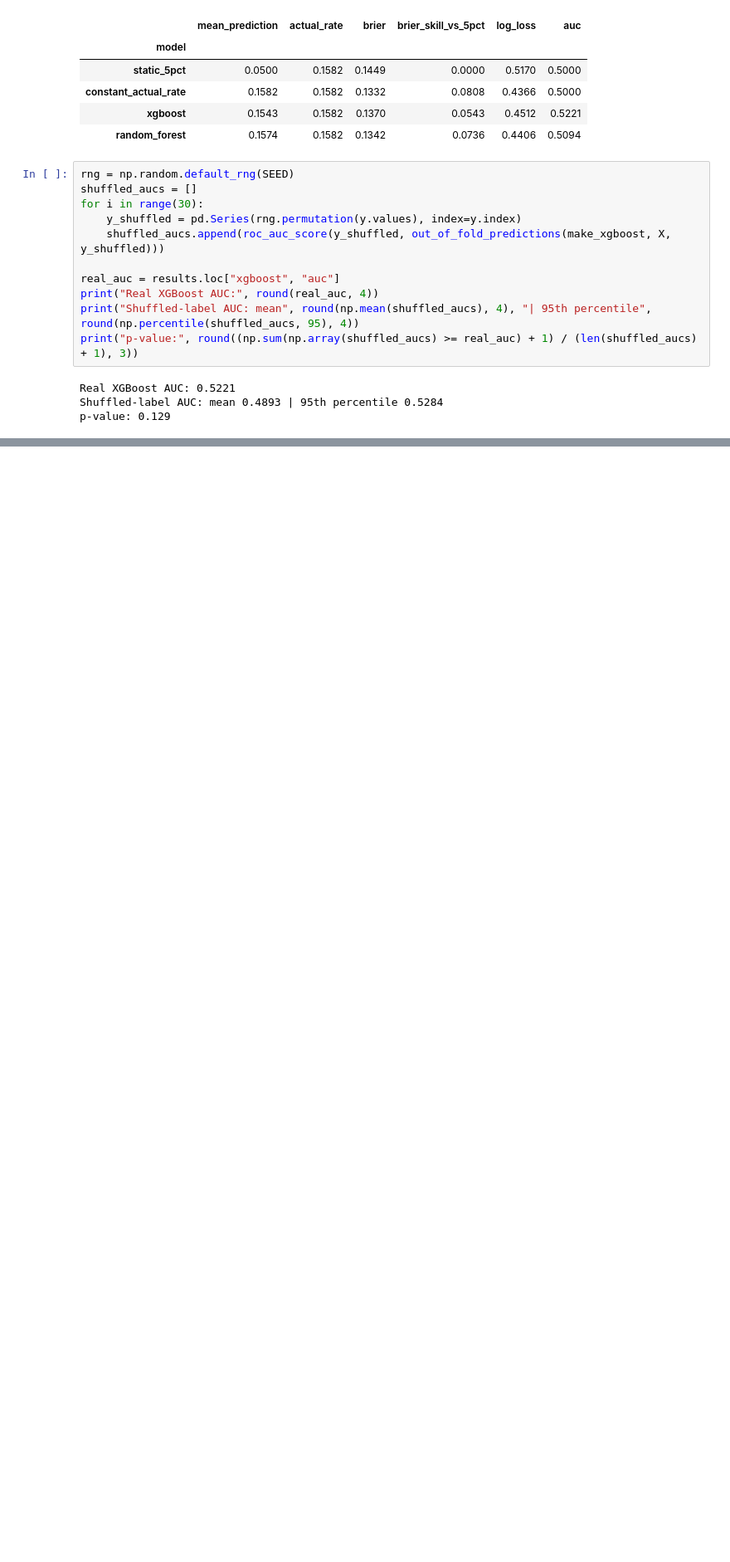
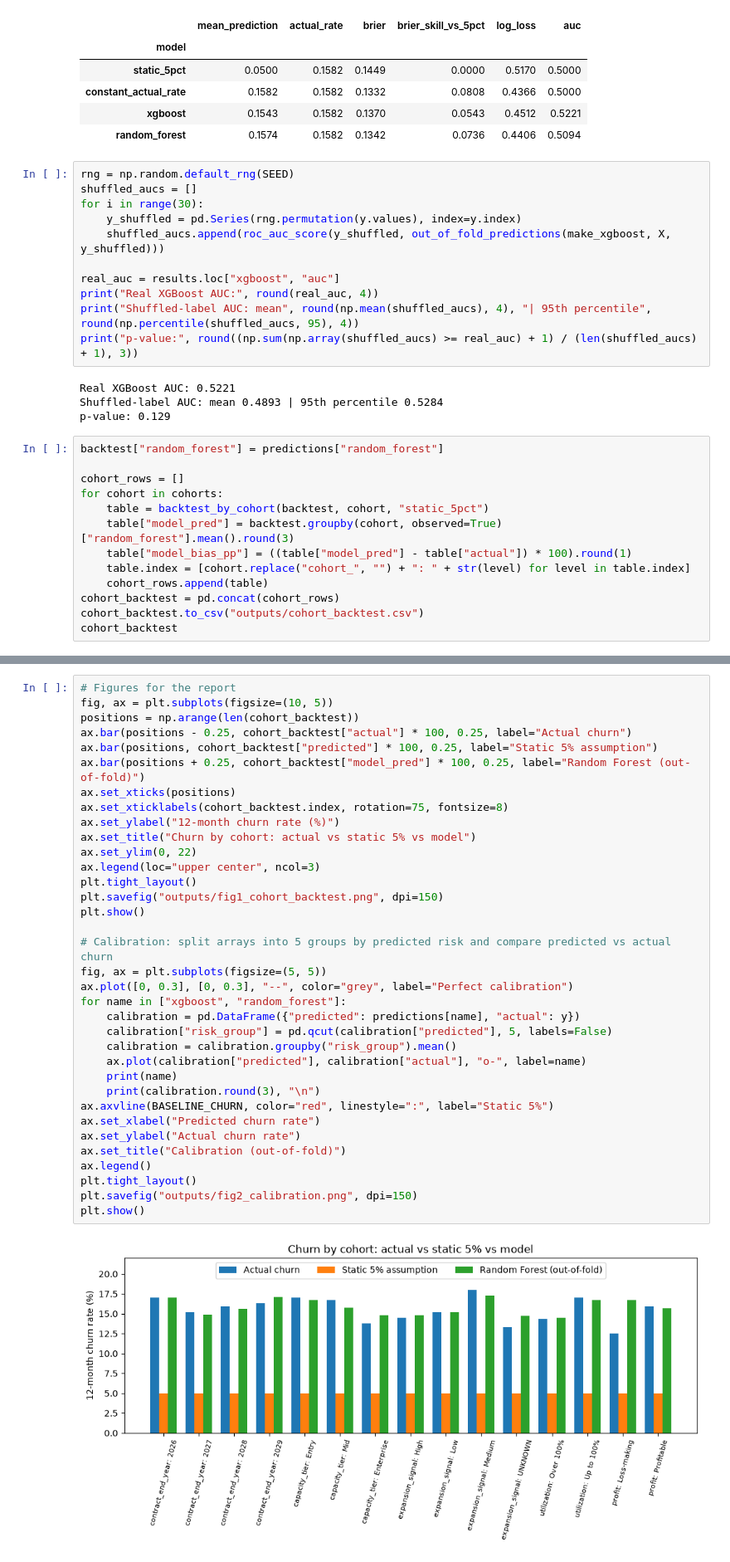
Before and after one commit to SugarFreeBiskoot/everpure-clv-predictive-analytics, a Jupyter notebook: CLV_Predictive_Analytics.ipynb, the cells around one changed output, grey strips where cells are left out. Shown at 83% size. Saved outputs shown, nothing was run; the diff lists cells and outputs as text; blank space fills up the shorter version.

Commit message:
Add model vs baseline cohort back-test and calibration charts

```diff
--- a/CLV_Predictive_Analytics.ipynb
+++ b/CLV_Predictive_Analytics.ipynb
@@ -288,3 +288,16 @@ print("p-value:", round((np.sum(np.array(shuffled_aucs) >= real_auc) + 1) / (len
 Real XGBoost AUC: 0.5221
 Shuffled-label AUC: mean 0.4893 | 95th percentile 0.5284
 p-value: 0.129
+# %%
+backtest["random_forest"] = predictions["random_forest"]
+
+cohort_rows = []
+for cohort in cohorts:
+    table = backtest_by_cohort(backtest, cohort, "static_5pct")
+    table["model_pred"] = backtest.groupby(cohort, observed=True)["random_forest"].mean().round(3)
+    table["model_bias_pp"] = ((table["model_pred"] - table["actual"]) * 100).round(1)
+    table.index = [cohort.replace("cohort_", "") + ": " + str(level) for level in table.index]
+    cohort_rows.append(table)
+cohort_backtest = pd.concat(cohort_rows)
+cohort_backtest.to_csv("outputs/cohort_backtest.csv")
+cohort_backtest
@@ -290,0 +321,37 @@ p-value: 0.129
+# %%
+# Figures for the report
+fig, ax = plt.subplots(figsize=(10, 5))
+positions = np.arange(len(cohort_backtest))
+ax.bar(positions - 0.25, cohort_backtest["actual"] * 100, 0.25, label="Actual churn")
+ax.bar(positions, cohort_backtest["predicted"] * 100, 0.25, label="Static 5% assumption")
+ax.bar(positions + 0.25, cohort_backtest["model_pred"] * 100, 0.25, label="Random Forest (out-of-fold)")
+ax.set_xticks(positions)
+ax.set_xticklabels(cohort_backtest.index, rotation=75, fontsize=8)
+ax.set_ylabel("12-month churn rate (%)")
+ax.set_title("Churn by cohort: actual vs static 5% vs model")
+ax.set_ylim(0, 22)
+ax.legend(loc="upper center", ncol=3)
+plt.tight_layout()
+plt.savefig("outputs/fig1_cohort_backtest.png", dpi=150)
+plt.show()
+
+# Calibration: split arrays into 5 groups by predicted risk and compare predicted vs actual churn
+fig, ax = plt.subplots(figsize=(5, 5))
+ax.plot([0, 0.3], [0, 0.3], "--", color="grey", label="Perfect calibration")
+for name in ["xgboost", "random_forest"]:
+    calibration = pd.DataFrame({"predicted": predictions[name], "actual": y})
+    calibration["risk_group"] = pd.qcut(calibration["predicted"], 5, labels=False)
+    calibration = calibration.groupby("risk_group").mean()
+    ax.plot(calibration["predicted"], calibration["actual"], "o-", label=name)
+    print(name)
+    print(calibration.round(3), "\n")
+ax.axvline(BASELINE_CHURN, color="red", linestyle=":", label="Static 5%")
+ax.set_xlabel("Predicted churn rate")
+ax.set_ylabel("Actual churn rate")
+ax.set_title("Calibration (out-of-fold)")
+ax.legend()
+plt.tight_layout()
+plt.savefig("outputs/fig2_calibration.png", dpi=150)
+plt.show()
+# %% [output]
+[figure, added]
```
Also changed, not shown: parts of 2 cells of this notebook, 3 other files.
